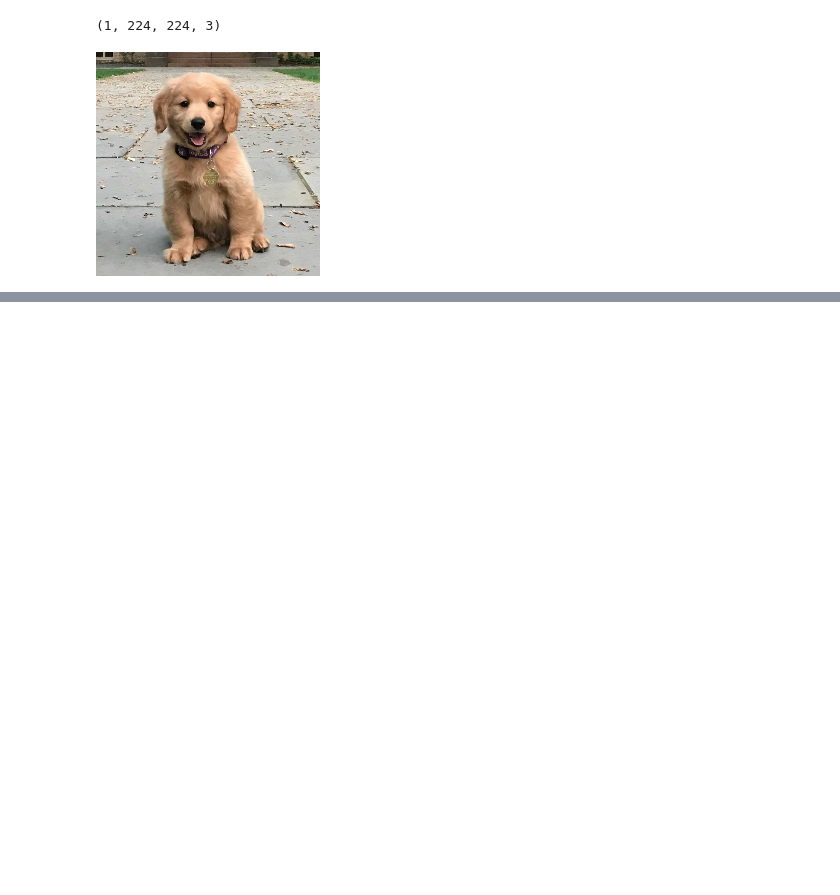
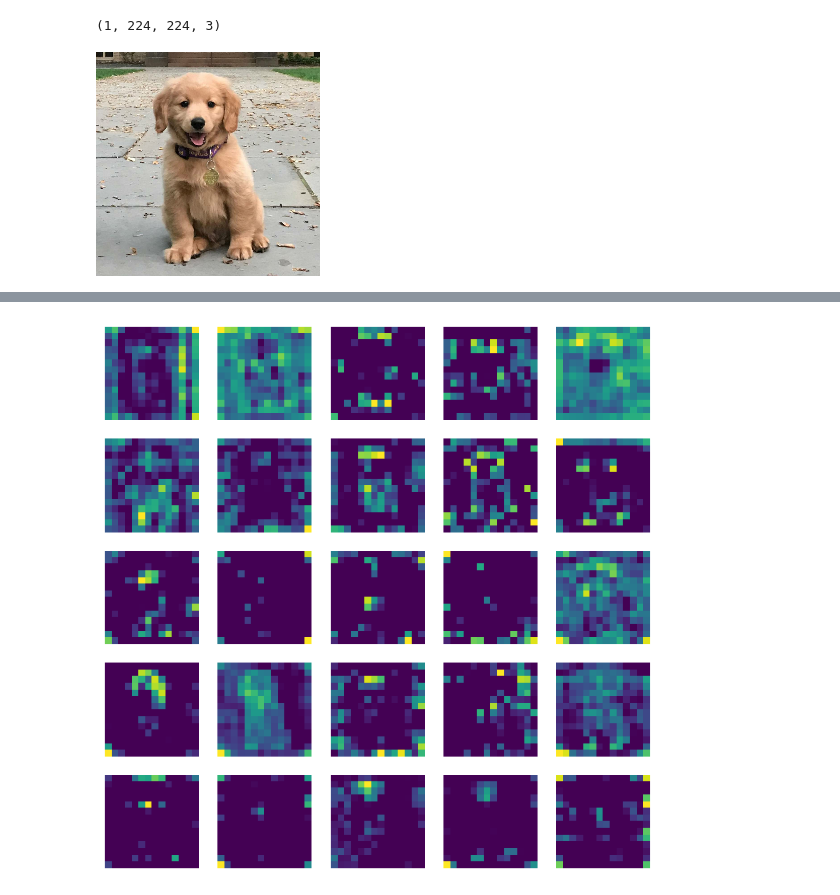
Before and after one commit to dylanlrrb/dylanlrrb.github.io, a Jupyter notebook: portfolio/conv_visualizer/notebook.ipynb, the cells around one changed output, grey strips where cells are left out. Drawn from its saved outputs; the diff is of its cells as text; code cells hidden in the pictures; blank space fills up the shorter version.

Commit message:
add improvements to conv app

```diff
--- a/portfolio/conv_visualizer/notebook.ipynb
+++ b/portfolio/conv_visualizer/notebook.ipynb
@@ -120,0 +94,14 @@ for i in range(25):
+# %%
+filters = tf.transpose(tf.squeeze(model(im)['conv_pw_10_relu']), perm=[2,0,1])
+
+fig = plt.figure(figsize=(8, 8))
+columns = 5
+rows = 5
+for i in range(1, columns*rows +1):
+    filter = filters[i]
+    fig.add_subplot(rows, columns, i)
+    plt.axis('off')
+    plt.imshow(filter)
+plt.show()
+# %% [output]
+[figure, added]
```
Also changed, not shown: parts of 3 cells of this notebook, 20 other files.
